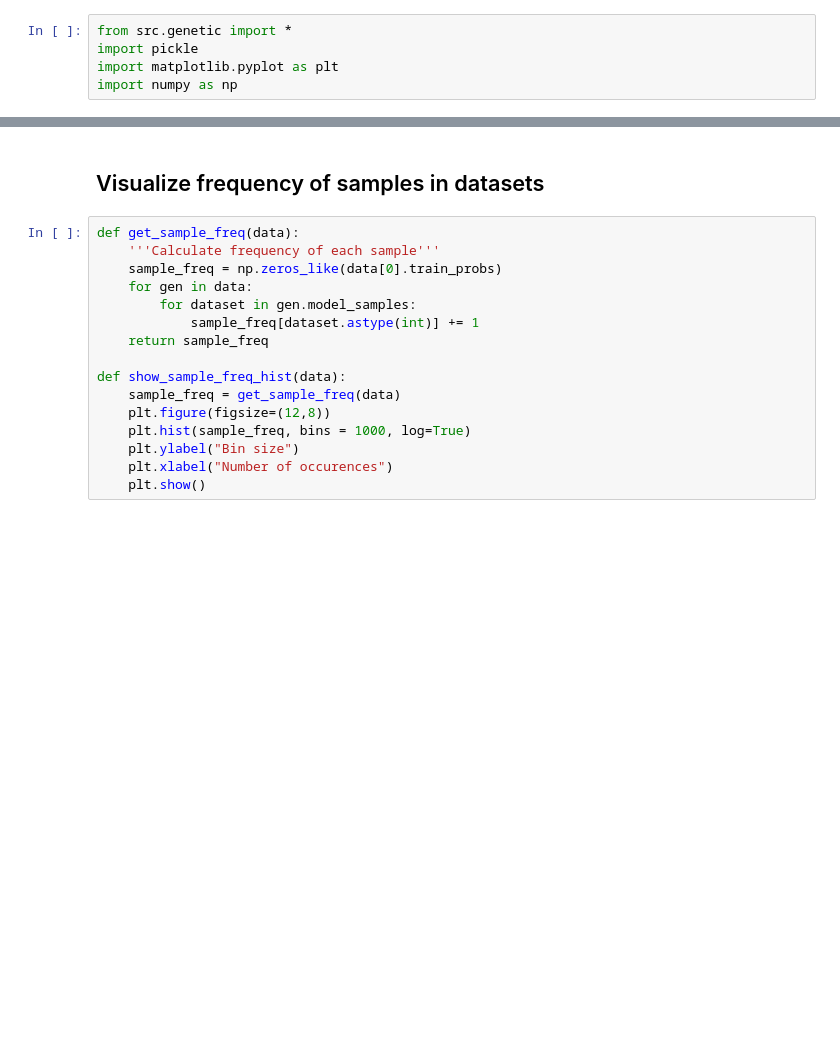
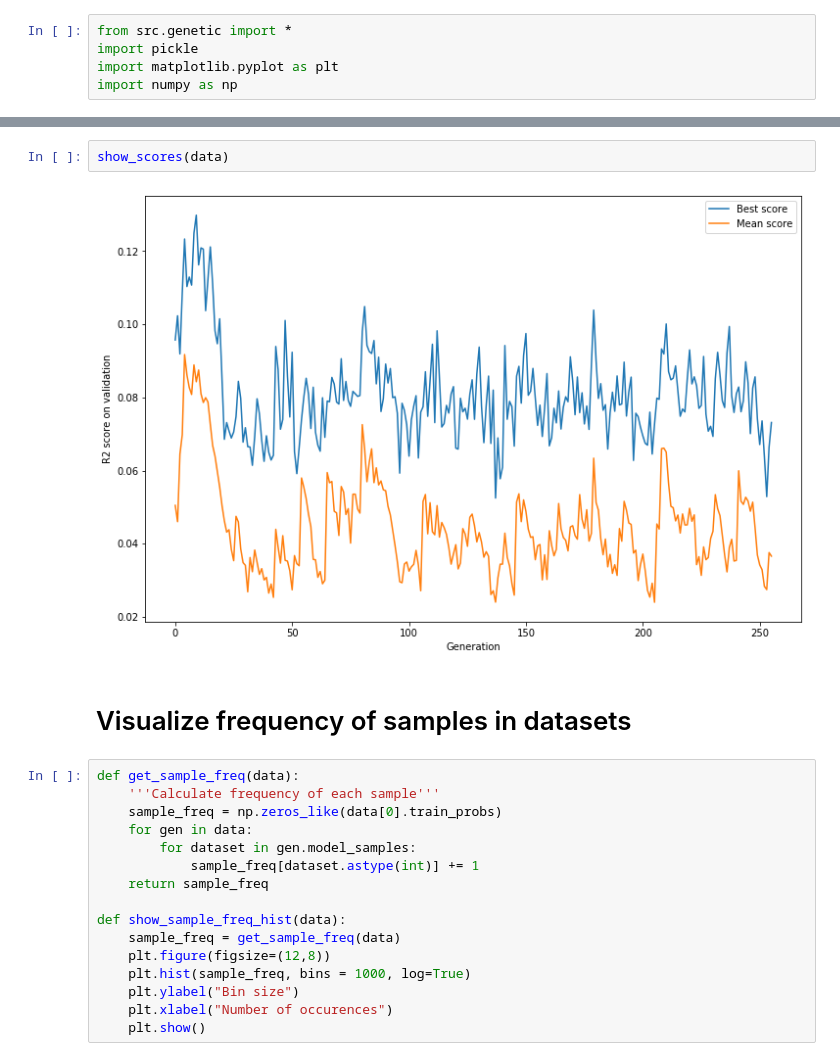
Before and after one commit to tmiskow/clash-royale-challenge, a Jupyter notebook: Visualizations.ipynb, the cells around one changed output, grey strips where cells are left out. Saved outputs shown, nothing was run; the diff lists cells and outputs as text; blank space fills up the shorter version.

```diff
--- a/Visualizations.ipynb
+++ b/Visualizations.ipynb
@@ -123,8 +111,12 @@ def show_scores(data):
     plt.ylabel("R2 score on validation")
     plt.legend(["Best score", "Mean score"])
     plt.show()
+# %%
+show_scores(data)
+# %% [output]
+[figure, added]
 # %% [markdown]
-## Visualize frequency of samples in datasets
+# Visualize frequency of samples in datasets
 # %%
 def get_sample_freq(data):
     '''Calculate frequency of each sample'''
```
Also changed, not shown: parts of 26 cells of this notebook.
